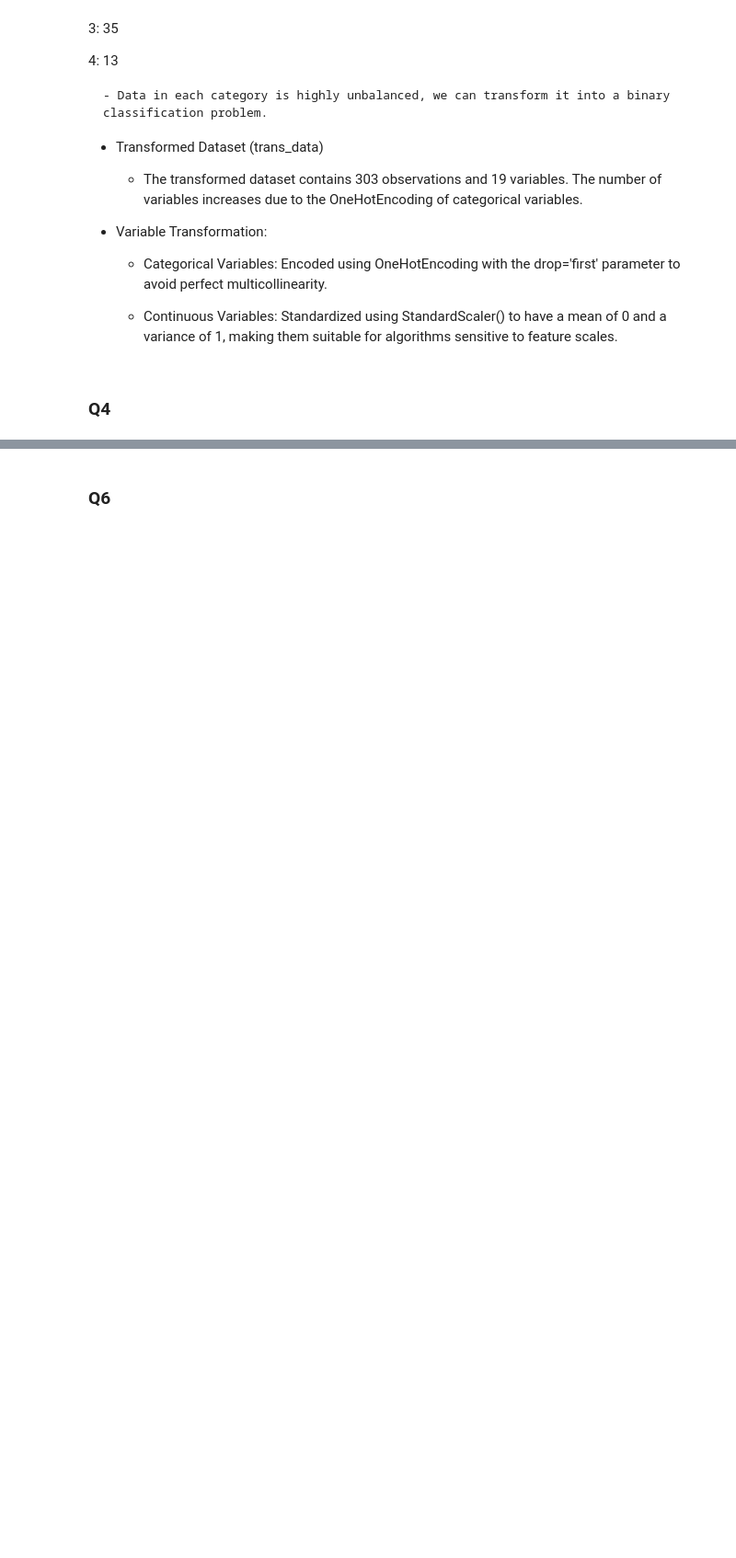
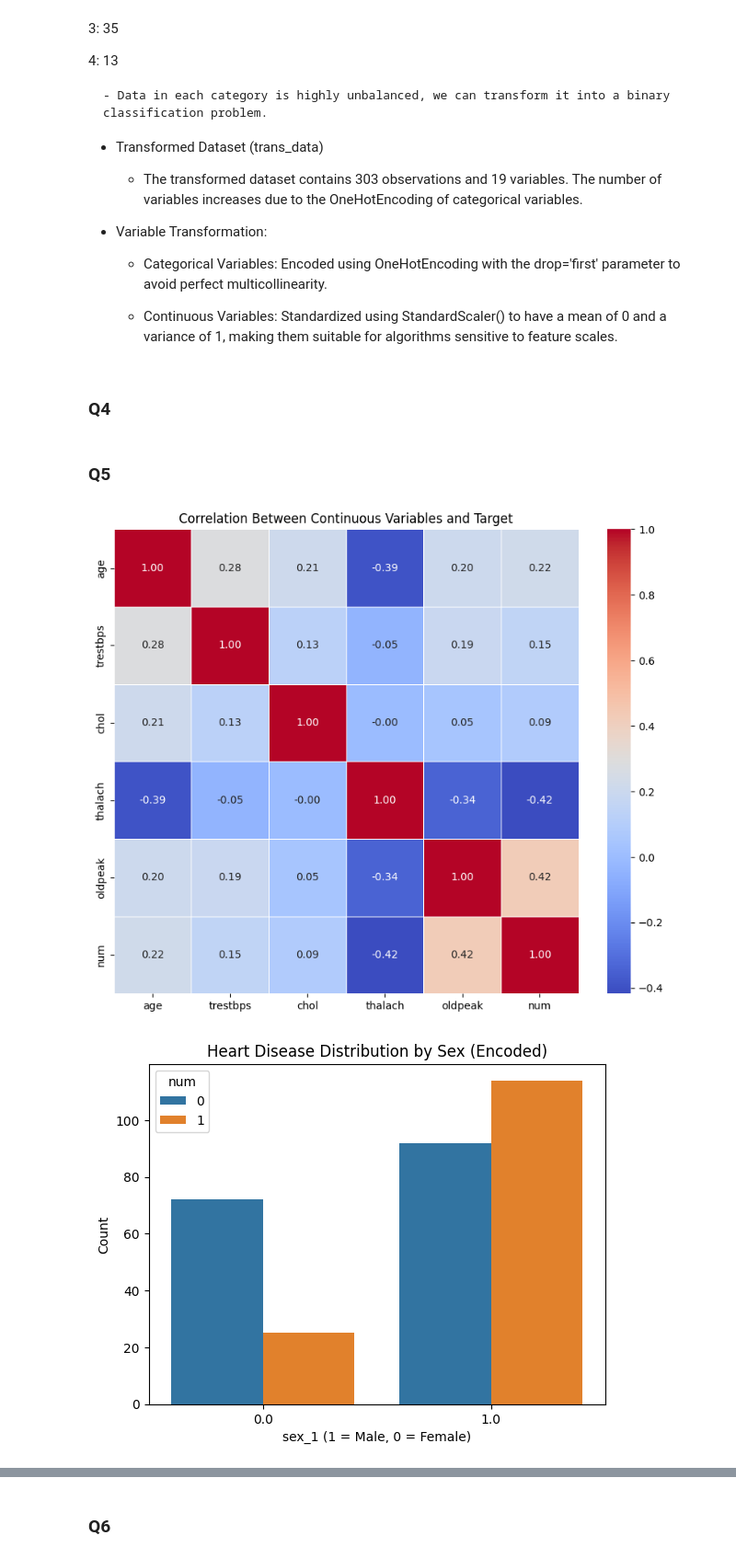
Before and after one commit to SimonLinxy/STATS3DA3_A6, a Jupyter notebook: Assignment6.ipynb, the cells around one changed output, grey strips where cells are left out. Shown at 92% size. Cells and saved outputs as stored; diff of their text form; code cells hidden in the pictures; blank space fills up the shorter version.

```diff
--- a/Assignment6.ipynb
+++ b/Assignment6.ipynb
@@ -204,3 +204,31 @@ num
 ### Q4
 # %%
 trans_data['num'] = trans_data['num'].apply(lambda x: 1 if x > 0 else 0)
+# %% [markdown]
+### Q5
+# %%
+import matplotlib.pyplot as plt
+import seaborn as sns
+
+
+continuous_var = ['age', 'trestbps', 'chol', 'thalach', 'oldpeak']
+corr_matrix = trans_data[continuous_var + ['num']].corr()
+plt.figure(figsize=(10, 8))
+sns.heatmap(corr_matrix, annot=True, fmt=".2f", cmap='coolwarm', square=True, linewidths=.5)
+
+plt.title("Correlation Between Continuous Variables and Target")
+plt.show()
+
+sns.countplot(
+    data = trans_data,
+    x = 'sex_1',
+    hue='num'
+)
+
+plt.xlabel("sex_1 (1 = Male, 0 = Female)")
+plt.ylabel("Count")
+plt.title("Heart Disease Distribution by Sex (Encoded)")
+plt.show()
+# %% [output]
+[figure, added]
+[figure, added]
```
Also changed, not shown: parts of 9 cells of this notebook.
